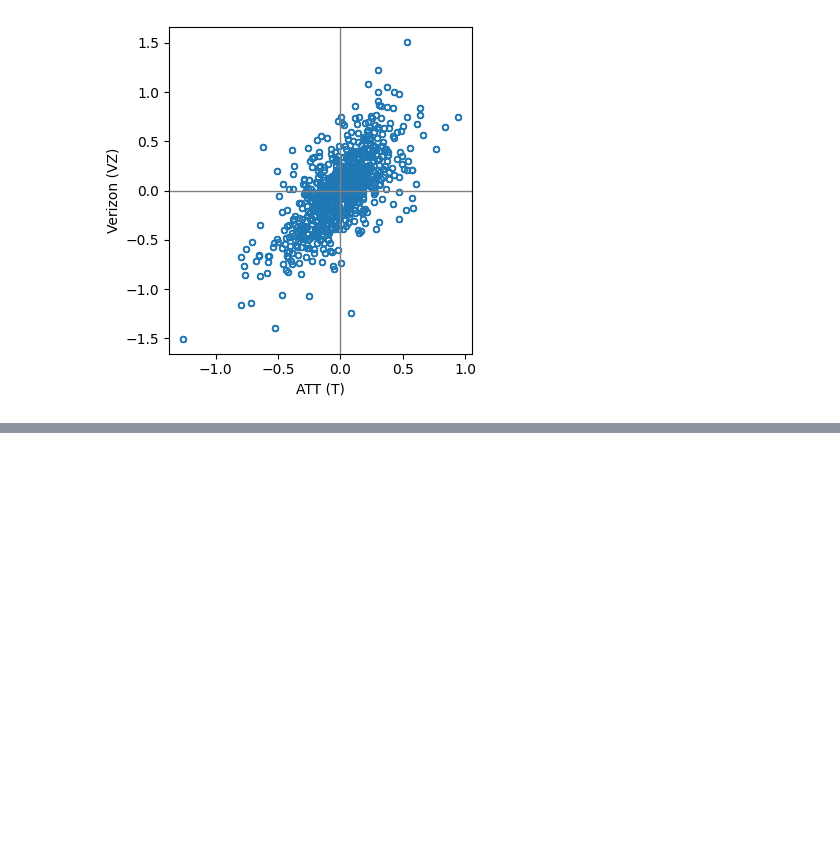
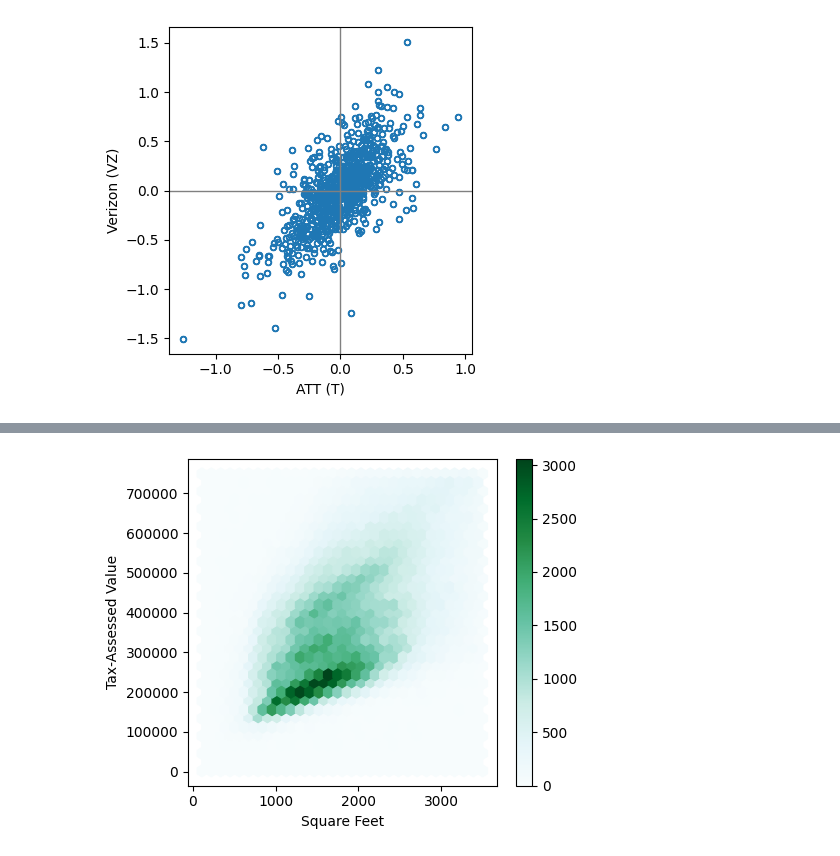
Before and after one commit to wdorsey/wdorsey-ai-engineering, a Jupyter notebook: Practical Statistics for Data Scientists/Practical Statistics for Data Scientists.ipynb, the cells around one changed output, grey strips where cells are left out. Drawn from its saved outputs; the diff is of its cells as text; code cells hidden in the pictures; blank space fills up the shorter version.

```diff
--- a/Practical Statistics for Data Scientists/Practical Statistics for Data Scientists.ipynb
+++ b/Practical Statistics for Data Scientists/Practical Statistics for Data Scientists.ipynb
@@ -342,0 +352,15 @@ plt.show()
+# %%
+kc_tax = pd.read_csv("data/kc_tax.csv.gz")
+kc_tax_filtered = kc_tax.loc[
+    (kc_tax.TaxAssessedValue < 750_000) &
+    (kc_tax.SqFtTotLiving > 100) &
+    (kc_tax.SqFtTotLiving < 3500)]
+
+# hexbin
+ax = kc_tax_filtered.plot.hexbin(x='SqFtTotLiving', y='TaxAssessedValue', gridsize=30, sharex=False, figsize=(5,4))
+ax.set_xlabel("Square Feet")
+ax.set_ylabel("Tax-Assessed Value")
+plt.tight_layout()
+plt.show()
+# %% [output]
+[figure, added]
```
Also changed, not shown: parts of 6 cells of this notebook.
